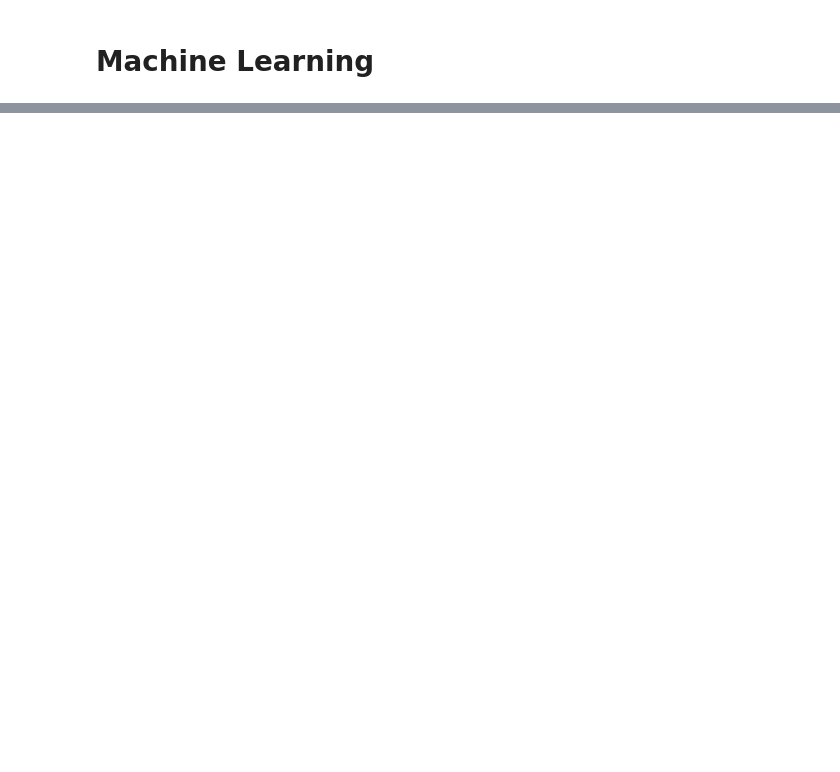
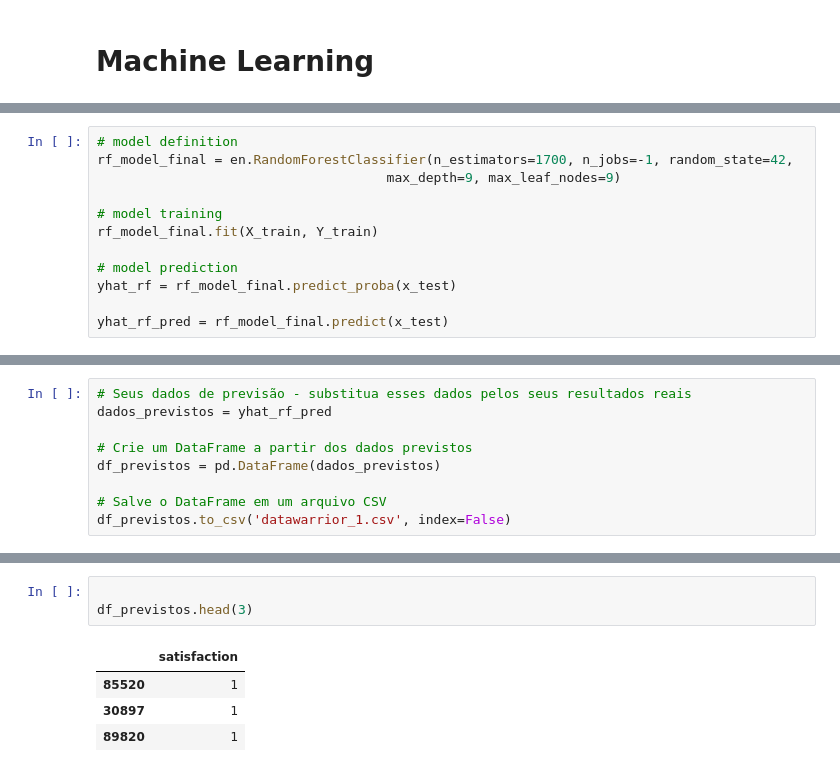
Before and after one commit to TalithaStella/HackDay_5, a Jupyter notebook: hackday_5.ipynb, the cells around one changed output, grey strips where cells are left out. Saved outputs shown, nothing was run; the diff lists cells and outputs as text; blank space fills up the shorter version.

```diff
--- a/hackday_5.ipynb
+++ b/hackday_5.ipynb
@@ -1250,0 +1172,12 @@ dfi.export(final_model_result, 'final_model_tunned.png')
+# %%
+# model definition
+rf_model_final = en.RandomForestClassifier(n_estimators=1700, n_jobs=-1, random_state=42,
+                                     max_depth=9, max_leaf_nodes=9)
+
+# model training
+rf_model_final.fit(X_train, Y_train)
+
+# model prediction
+yhat_rf = rf_model_final.predict_proba(x_test)
+
+yhat_rf_pred = rf_model_final.predict(x_test)
@@ -1250,0 +1209,9 @@ dfi.export(final_model_result, 'final_model_tunned.png')
+# %%
+# Seus dados de previsão - substitua esses dados pelos seus resultados reais
+dados_previstos = yhat_rf_pred
+
+# Crie um DataFrame a partir dos dados previstos
+df_previstos = pd.DataFrame(dados_previstos)
+
+# Salve o DataFrame em um arquivo CSV
+df_previstos.to_csv('datawarrior_1.csv', index=False)
@@ -1250,0 +1242,8 @@ dfi.export(final_model_result, 'final_model_tunned.png')
+# %%
+
+df_previstos.head(3)
+# %% [output]
+|  | satisfaction |
+| 85520 | 1 |
+| 30897 | 1 |
+| 89820 | 1 |
```
Also changed, not shown: parts of 76 cells of this notebook, 2 other files.
